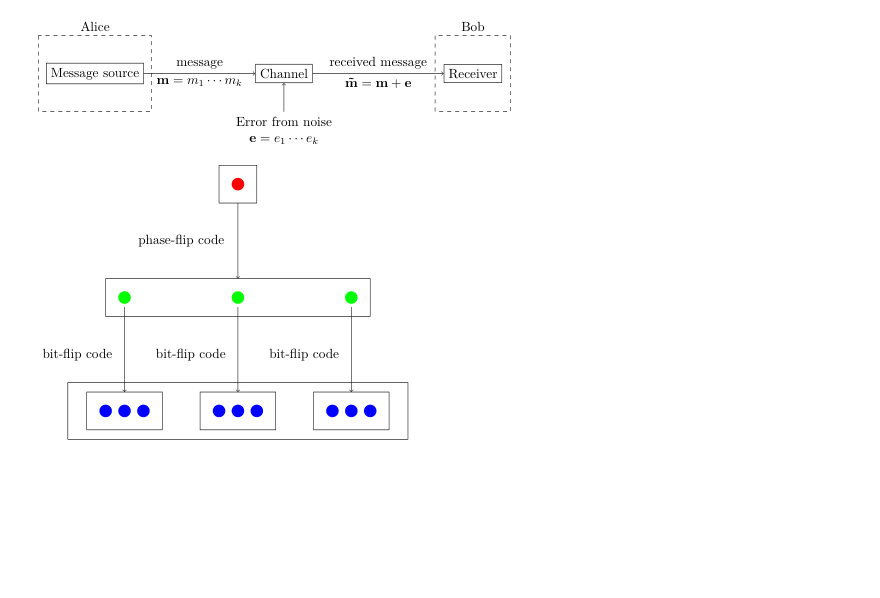
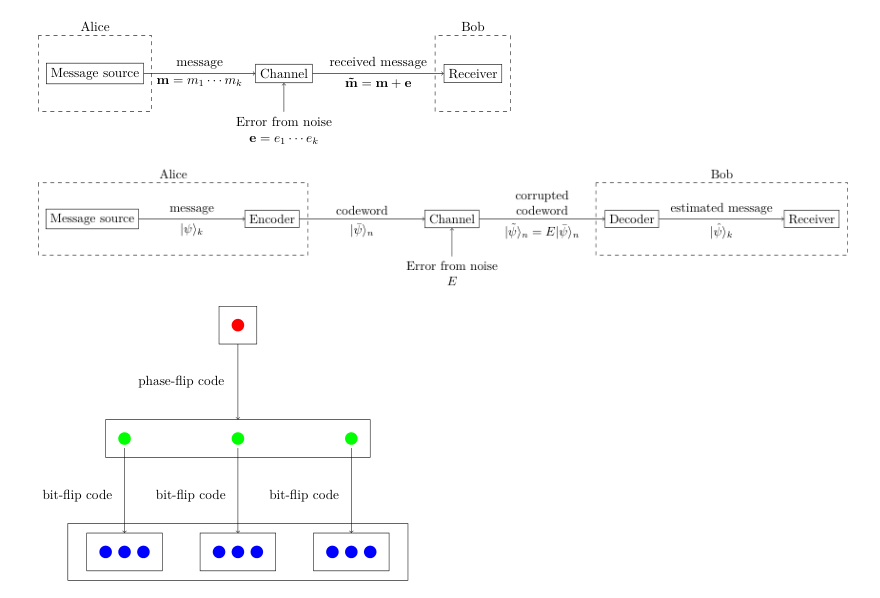
Before and after one commit to abdullahkhalids/qecft, a Jupyter notebook: images/CircuitDiagrams.ipynb, the cells around one changed output. Cells and saved outputs as stored; diff of their text form; code cells hidden in the pictures; blank space fills up the shorter version.

```diff
--- a/images/CircuitDiagrams.ipynb
+++ b/images/CircuitDiagrams.ipynb
@@ -226,34 +226,36 @@ pic.node('Receiver', at=(20,0), name='receiver', draw=True)
 
 pic.node(r'Error from noise\\$E$', at=(10,-1.5), name='error', align='center')
 
 pic.draw('(message)', tikz.lineto('(encoder)'),
          tikz.node('message', above='0pt', pos=0.5),
          tikz.node(r'$|\psi\rangle_k$', below='0pt', pos=0.5),
          opt='->')
 pic.draw('(encoder)', tikz.lineto('(channel)'),
          tikz.node('codeword', above='0pt', pos=0.5),
          tikz.node(r'$|\bar\psi\rangle_n$', below='0pt', pos=0.5),
          opt='->')
 pic.draw('(channel)', tikz.lineto('(decoder)'),
          tikz.node(r'corrupted\\codeword', above='0pt', pos=0.5, align='center'),
-         tikz.node(r'$|\tilde\psi\rangle_k = E|\bar\psi\rangle_k$', below='0pt', pos=0.5),
+         tikz.node(r'$|\tilde\psi\rangle_n = E|\bar\psi\rangle_n$', below='0pt', pos=0.5),
          opt='->')
 pic.draw('(decoder)', tikz.lineto('(receiver)'),
          tikz.node('estimated message', above='0pt', pos=0.5),
          tikz.node(r'$|\hat\psi\rangle_k$', below='0pt', pos=0.5),
          opt='->')
 pic.draw('(error)', tikz.lineto('(channel)'),
          opt='->')
 
 pic.draw((-1.5,1), tikz.rectangle((6,-1)), opt='dashed')
 pic.node('Alice', at=(2.25,1.25), align='center')
 
 pic.draw((14,1), tikz.rectangle((21,-1)), opt='dashed')
 pic.node('Bob', at=(17.5,1.25), align='center')
 
 
 
 pic.write_image('quantumerrorcorrectionmodel.png', dpi=180)
+# %% [output]
+[figure, added]
 # %%
 
 def centered_coords(num, center=0, spread=1):
```
Also changed, not shown: parts of 1 cell of this notebook, 5 other files.
